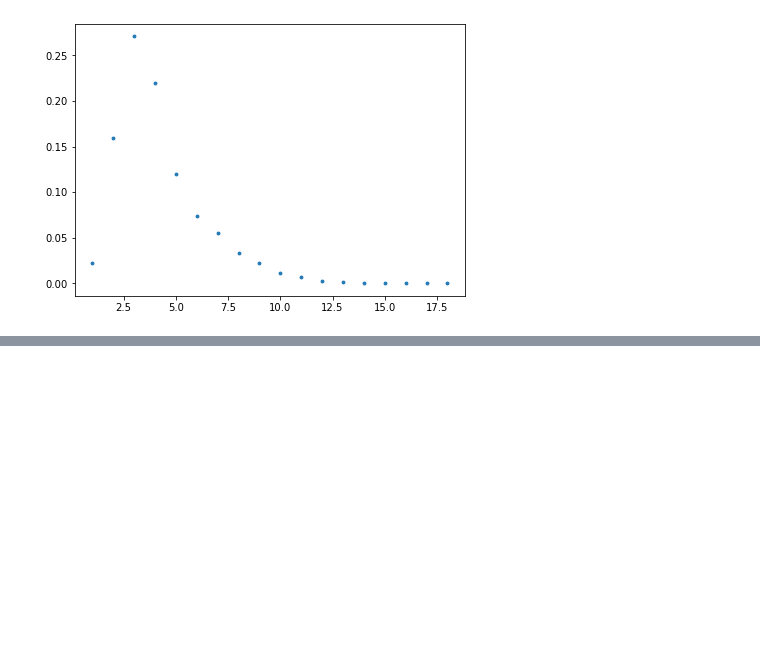
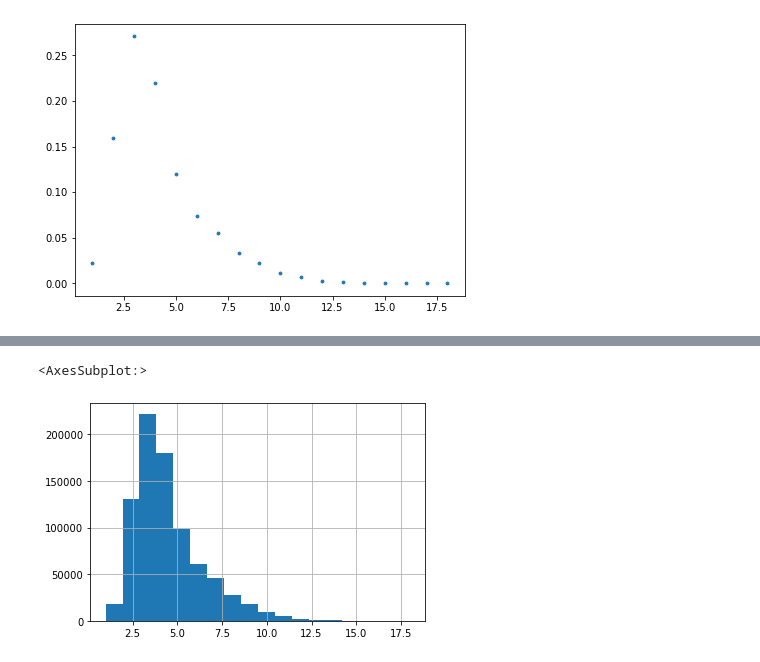
Before and after one commit to my-alaska/data-science-projects-exercises, a Jupyter notebook: word-frequency-experiment/processing_prototype.ipynb, the cells around one changed output, grey strips where cells are left out. Drawn from its saved outputs; the diff is of its cells as text; code cells hidden in the pictures; blank space fills up the shorter version.

```diff
--- a/word-frequency-experiment/example.ipynb
+++ b/word-frequency-experiment/processing_prototype.ipynb
@@ -170,0 +231,5 @@ plt.scatter(occurance_no.index,occurance_no/occurance_no.sum(),s=8)
+# %%
+occurences.hist(bins=18)
+# %% [output]
+<AxesSubplot:>
+[figure, added]
```
Also changed, not shown: parts of 48 cells of this notebook, 3 other files.
